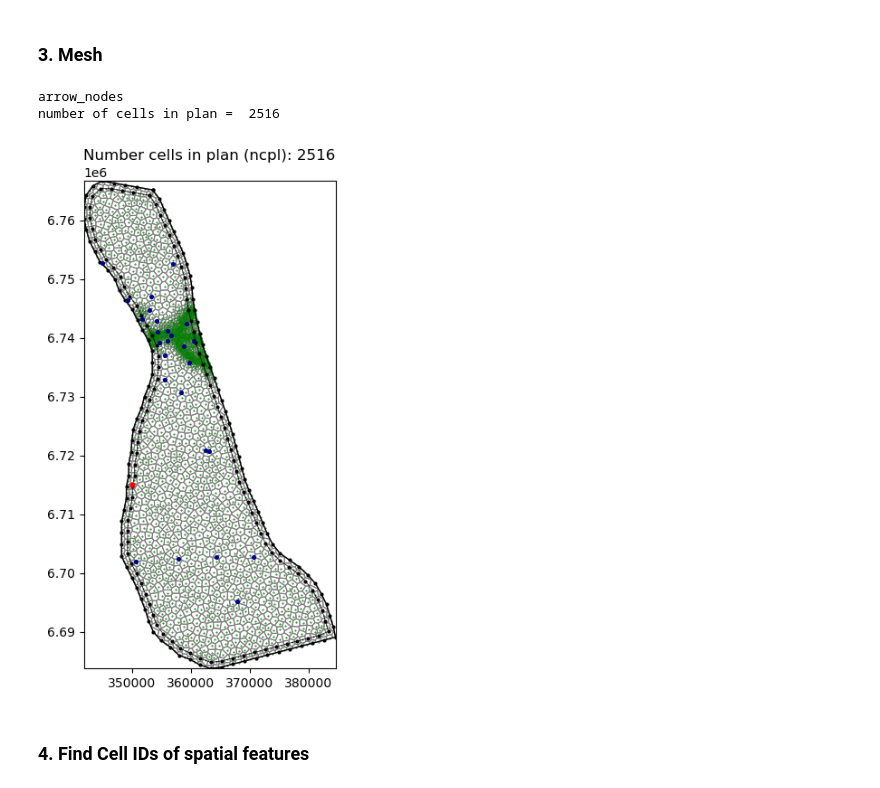
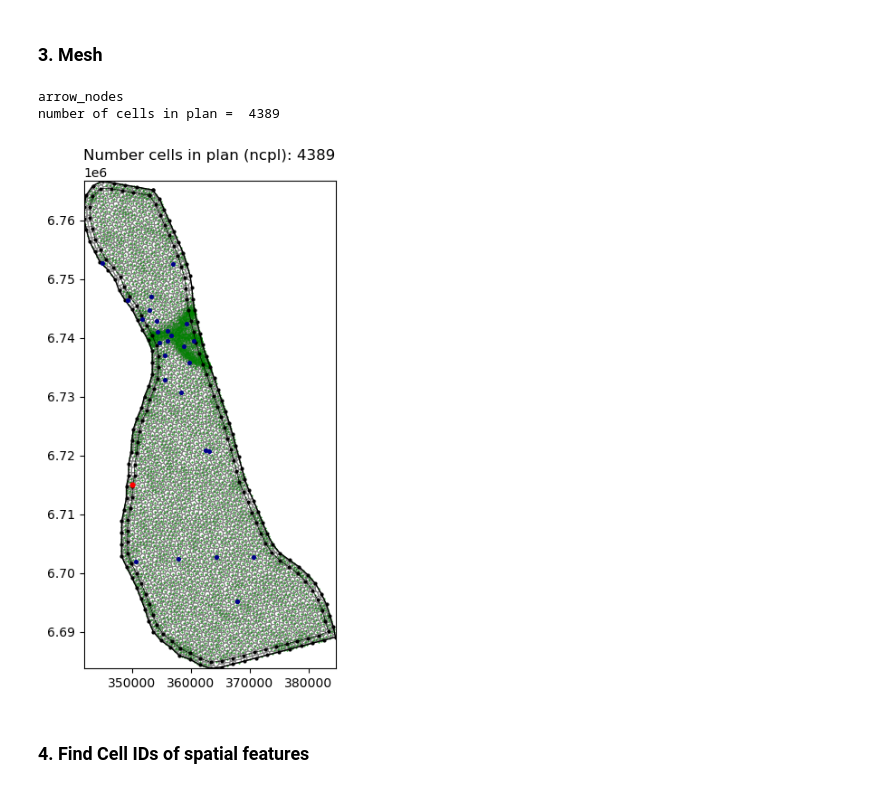
Before and after one commit to malvina-chmielarski/Otorowiri, a Jupyter notebook: scripts/Otorowiri_main.ipynb, the cells around one changed output. Saved outputs shown, nothing was run; the diff lists cells and outputs as text; code cells hidden in the pictures.

```diff
--- a/scripts/Otorowiri_main.ipynb
+++ b/scripts/Otorowiri_main.ipynb
@@ -33,8 +33,10 @@ workspace = '../modelfiles/'
 results = '../results/'
 figures = '../figures/'
 triexe = '../exe/triangle.exe'
-mfexe = '../exe/mfexe.exe'
+mfexe = '../exe/mf6.exe'
 
 from loopflopy.project import Project
 project = Project(name, workspace, results, figures, triexe, mfexe)
 project.crs = 28350  # UTM zone 50S, EPSG:28350
+
+project.mfexe
@@ -197,7 +211,7 @@ spatial.xsection_names = ['A', 'B', 'C']
 spatial.xsections = [
                      [(340000, 6690000),(385000, 6700000)],
                      [(340000, 6730000),(365000, 6740000)],
-                     [(345000, 6780000),(365000, 6680000)]
+                     [(345000, 6780000),(370000, 6680000)]
                      ]
 
 #extent = [[330000, 370000],[6740000, 6770000]] #[[342000, 370000],[6725000, 6745000]] # extent[[x0,x1], [y0,y1]]
@@ -232,36 +246,36 @@ from loopflopy.mesh import Mesh
 special_cells = {
                  #'rivers': ['arrow'],
                  #'wel': ['pumpbores'],
                  'obs': ['obsbores'],
                  'poly': ['arrow']
                  }
 mesh = Mesh(plangrid = 'vor', special_cells = special_cells) # special cells to identify as arguements
 
-mesh.modelmaxtri = 1000000 # was 400000
+mesh.modelmaxtri = 400000 # was 400000
 mesh.boundmaxtri = 999999999
 mesh.angle = 32   # minimum triangle angles
 mesh.radius1 = 200 # radius of inner circle around pumping bores
 mesh.radius2 = 600 # radius of outer circle around pumping bores
 mesh.boremaxtri = 99999999
 
 mesh.create_bore_refinement(spatial)
 
 node_list = ['arrow_nodes']#'bore_refinement_nodes']
 polygon_list = ['model_boundary_poly', 'inner_boundary_poly', ]
 
 mesh.prepare_nodes_and_polygons(spatial, node_list, polygon_list)
 mesh.create_mesh(project, spatial)
 
 print('number of cells in plan = ', mesh.ncpl)
 
 xlim = extent[0]
 ylim = extent[1]
 features = ['wel', 'obs', 'arrow']
 mesh.plot_cell2d(spatial, features, xlim = None, ylim = None, nodes = False, labels = False) # Just exclude xlim, ylim if plotting whole thing
 # %% [output]
 arrow_nodes
-number of cells in plan =  2516
+number of cells in plan =  4389
-[figure, old version]
+[figure, new version]
 # %% [markdown]
 ### 4. Find Cell IDs of spatial features
 # %%
```
Also changed, not shown: parts of 35 cells of this notebook, 7 other files.
